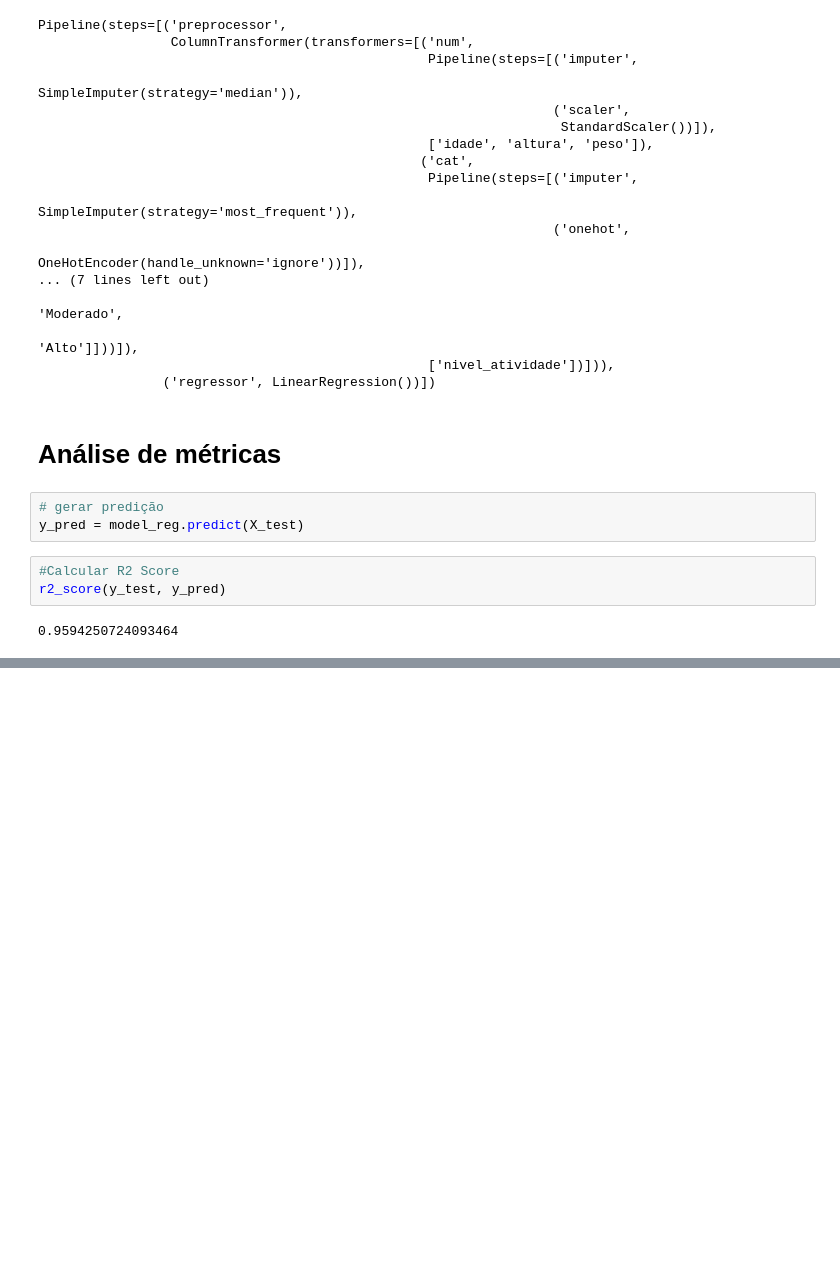
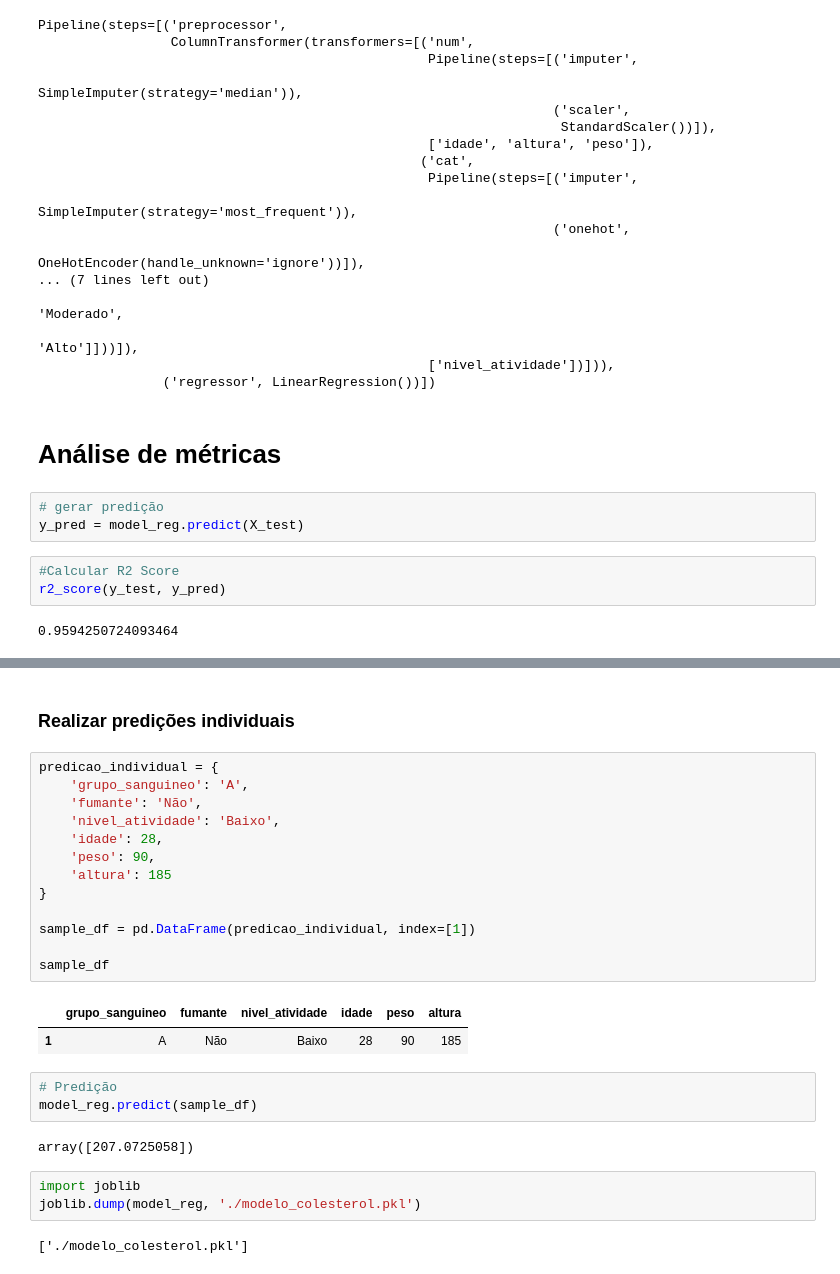
Before and after one commit to sjunqueira/LinearModelMulti, a Jupyter notebook: model.ipynb, the cells around one changed output, grey strips where cells are left out. Saved outputs shown, nothing was run; the diff lists cells and outputs as text; blank space fills up the shorter version.

```diff
--- a/model.ipynb
+++ b/model.ipynb
@@ -430,0 +549,28 @@ r2_score(y_test, y_pred)
+# %% [markdown]
+### Realizar predições individuais
+# %%
+predicao_individual = {
+    'grupo_sanguineo': 'A',
+    'fumante': 'Não',
+    'nivel_atividade': 'Baixo',
+    'idade': 28,
+    'peso': 90,
+    'altura': 185
+}
+
+sample_df = pd.DataFrame(predicao_individual, index=[1])
+
+sample_df
+# %% [output]
+|  | grupo_sanguineo | fumante | nivel_atividade | idade | peso | altura |
+| 1 | A | Não | Baixo | 28 | 90 | 185 |
+# %%
+# Predição
+model_reg.predict(sample_df)
+# %% [output]
+array([207.0725058])
+# %%
+import joblib
+joblib.dump(model_reg, './modelo_colesterol.pkl')
+# %% [output]
+['./modelo_colesterol.pkl']
```
Also changed, not shown: parts of 15 cells of this notebook, 4 other files.
